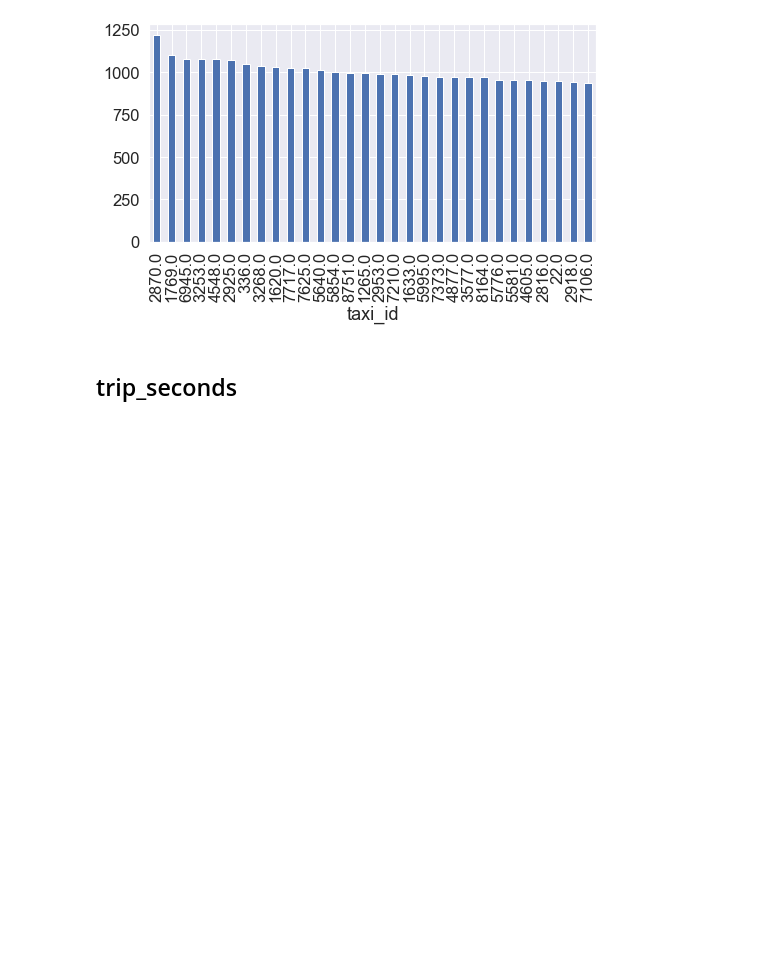
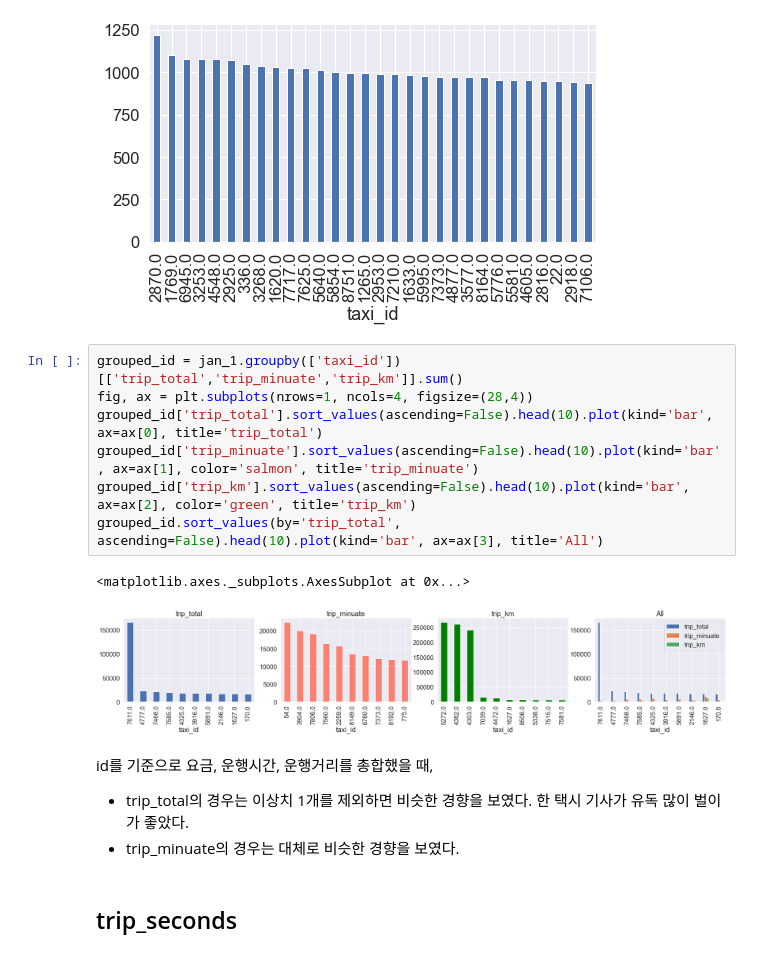
Before and after one commit to Hinterhalter/Kaggle, a Jupyter notebook: Chicago-taxi-rides.ipynb, the cells around one changed output. Drawn from its saved outputs; the diff is of its cells as text; blank space fills up the shorter version.

```diff
--- a/Chicago-taxi-rides.ipynb
+++ b/Chicago-taxi-rides.ipynb
@@ -436,6 +441,20 @@ jan_1.groupby(['taxi_id'])['taxi_id'].count().sort_values(ascending=False).head(
 # %% [output]
 <matplotlib.axes._subplots.AxesSubplot at 0x...>
 [figure]
+# %%
+grouped_id = jan_1.groupby(['taxi_id'])[['trip_total','trip_minuate','trip_km']].sum()
+fig, ax = plt.subplots(nrows=1, ncols=4, figsize=(28,4))
+grouped_id['trip_total'].sort_values(ascending=False).head(10).plot(kind='bar', ax=ax[0], title='trip_total')
+grouped_id['trip_minuate'].sort_values(ascending=False).head(10).plot(kind='bar', ax=ax[1], color='salmon', title='trip_minuate')
+grouped_id['trip_km'].sort_values(ascending=False).head(10).plot(kind='bar', ax=ax[2], color='green', title='trip_km')
+grouped_id.sort_values(by='trip_total', ascending=False).head(10).plot(kind='bar', ax=ax[3], title='All')
+# %% [output]
+<matplotlib.axes._subplots.AxesSubplot at 0x...>
+[figure, added]
+# %% [markdown]
+id를 기준으로 요금, 운행시간, 운행거리를 총합했을 때,
+- trip_total의 경우는 이상치 1개를 제외하면 비슷한 경향을 보였다. 한 택시 기사가 유독 많이 벌이가 좋았다.
+- trip_minuate의 경우는 대체로 비슷한 경향을 보였다.
 # %% [markdown]
 ## trip_seconds
 # %%
```
Also changed, not shown: parts of 8 cells of this notebook.
